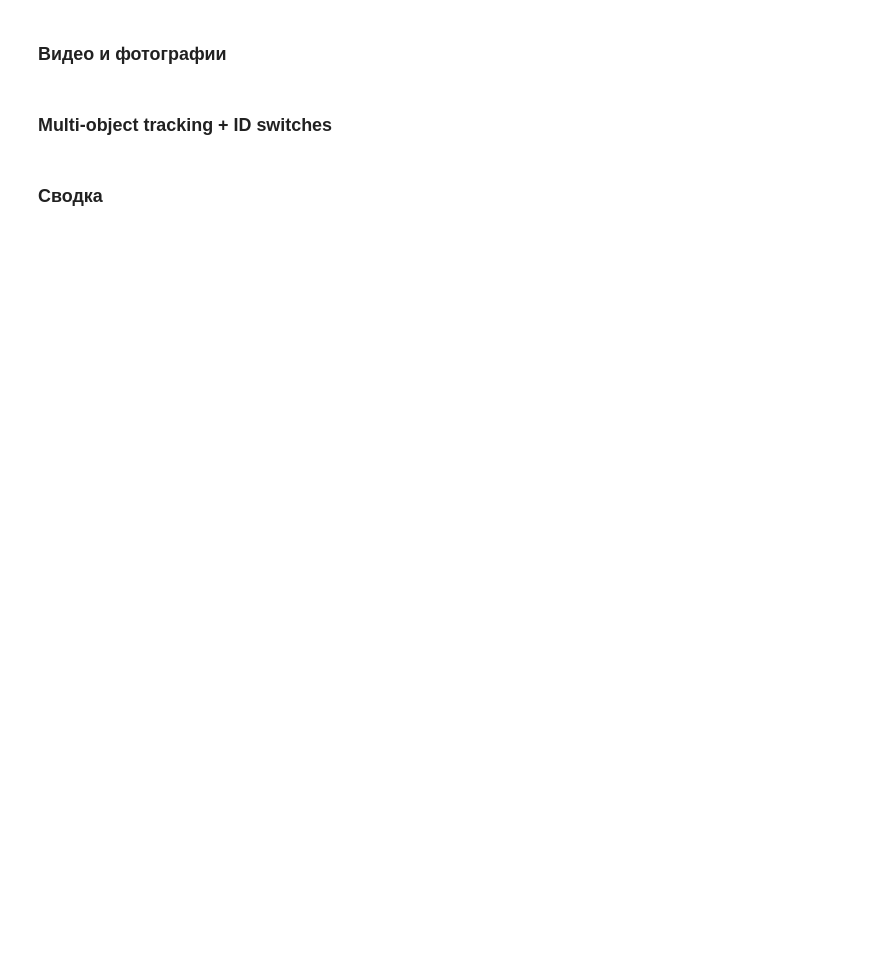
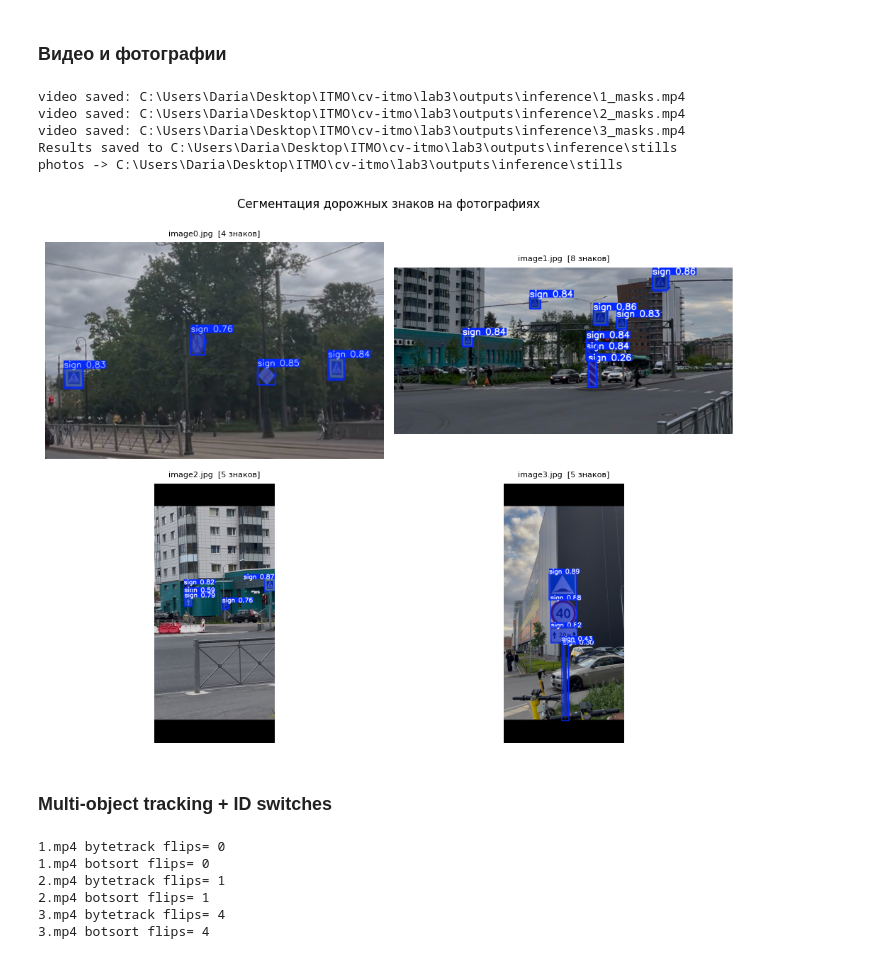
Before and after one commit to pmaksimITMO/cv-itmo, a Jupyter notebook: lab3/Code.ipynb, the cells around one changed output. Drawn from its saved outputs; the diff is of its cells as text; code cells hidden in the pictures; blank space fills up the shorter version.

```diff
--- a/lab3/Code.ipynb
+++ b/lab3/Code.ipynb
@@ -591,7 +578,7 @@ for clip in clips:
     print("video saved:", out_mp4)
 
 if stills:
-    NET.predict(
+    photo_results = NET.predict(
         source=[str(s) for s in stills],
         conf=CFG.score_cutoff,
         imgsz=CFG.img_side,
@@ -605,6 +592,33 @@ if stills:
     print("photos ->", seg_dump / "stills")
 else:
     print("no photos in", CFG.stills_folder)
+# %% [output]
+video saved: C:\Users\Daria\Desktop\ITMO\cv-itmo\lab3\outputs\inference\1_masks.mp4
+video saved: C:\Users\Daria\Desktop\ITMO\cv-itmo\lab3\outputs\inference\2_masks.mp4
+video saved: C:\Users\Daria\Desktop\ITMO\cv-itmo\lab3\outputs\inference\3_masks.mp4
+Results saved to C:\Users\Daria\Desktop\ITMO\cv-itmo\lab3\outputs\inference\stills
+photos -> C:\Users\Daria\Desktop\ITMO\cv-itmo\lab3\outputs\inference\stills
+# %%
+n    = len(photo_results)
+cols = min(2, n)
+rows = (n + cols - 1) // cols
+fig, axes = plt.subplots(rows, cols, figsize=(cols * 5, rows * 4))
+axes = np.array(axes).flatten()
+
+for ax, res in zip(axes, photo_results):
+    annotated = res.plot()
+    ax.imshow(annotated[:, :, ::-1])
+    n_det = len(res.boxes) if res.boxes is not None else 0
+    ax.set_title(f"{Path(res.path).name}  [{n_det} знаков]", fontsize=8)
+    ax.axis("off")
+for ax in axes[n:]:
+    ax.axis("off")
+
+plt.suptitle("Сегментация дорожных знаков на фотографиях", fontsize=12)
+plt.tight_layout()
+plt.show()
+# %% [output]
+[figure, added]
 # %% [markdown]
 ### Multi-object tracking + ID switches
 # %%
@@ -680,10 +694,15 @@ for clip in clips:
     for engine in ("bytetrack", "botsort"):
         seq = track_clip(NET, clip, engine)
         flips = estimate_identity_flips(seq)
-        track_rows.append({"clip": clip.name, "engine": engine, "id_flips": flips, "frames": len(seq)})
+        track_rows.append({"clip": clip.name, "engine": engine, "id_flips": flips, "frames": len(seq), "timeline": seq})
         print(clip.name, engine, "flips=", flips)
 
 if track_rows:
     pd.DataFrame(track_rows).to_csv(CFG.artifact_dir / "tracking_report.csv", index=False)
+# %% [output]
+1.mp4 bytetrack flips= 0
+1.mp4 botsort flips= 0
+2.mp4 bytetrack flips= 1
+2.mp4 botsort flips= 1
+3.mp4 bytetrack flips= 4
+3.mp4 botsort flips= 4
-# %% [markdown]
-### Сводка
```
Also changed, not shown: parts of 8 cells of this notebook, 3 other files.
